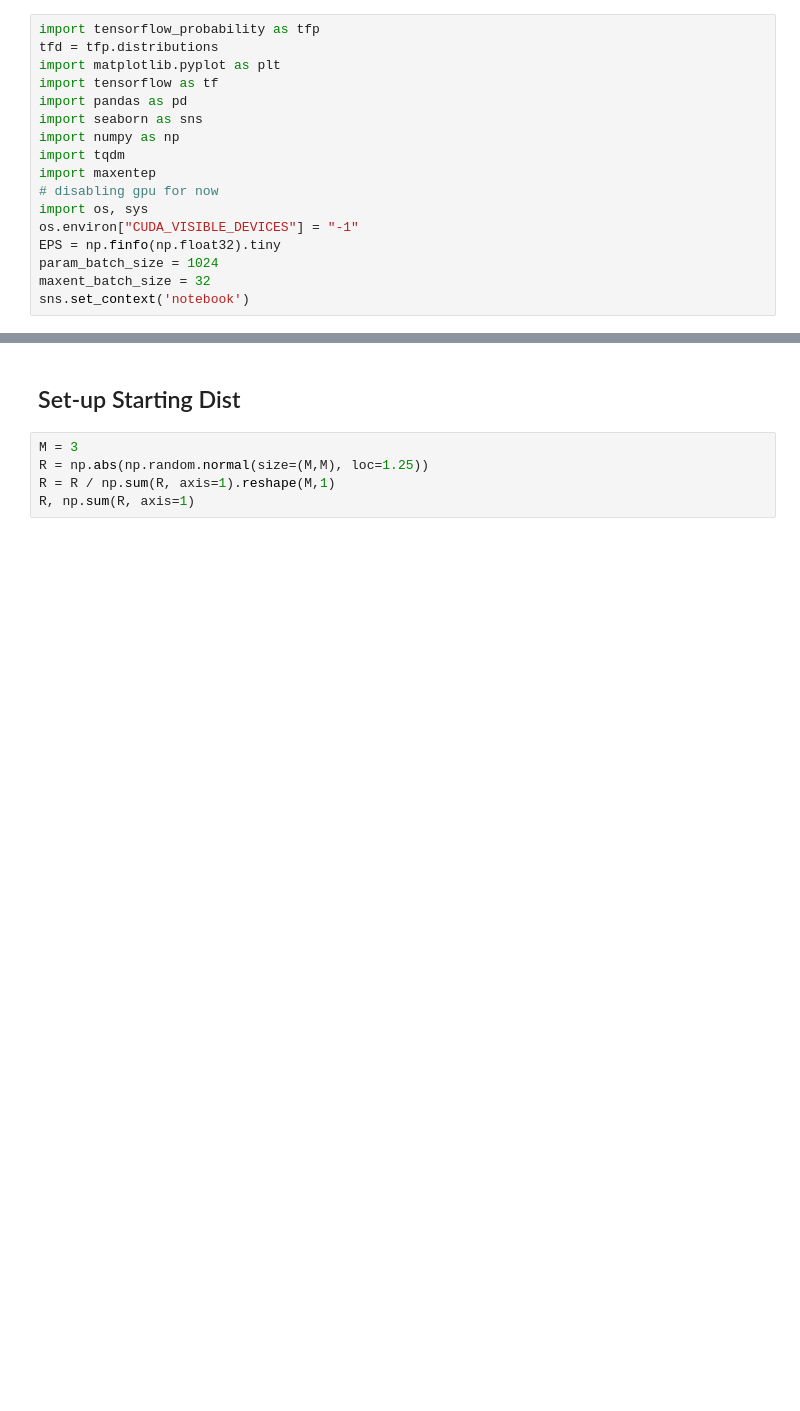
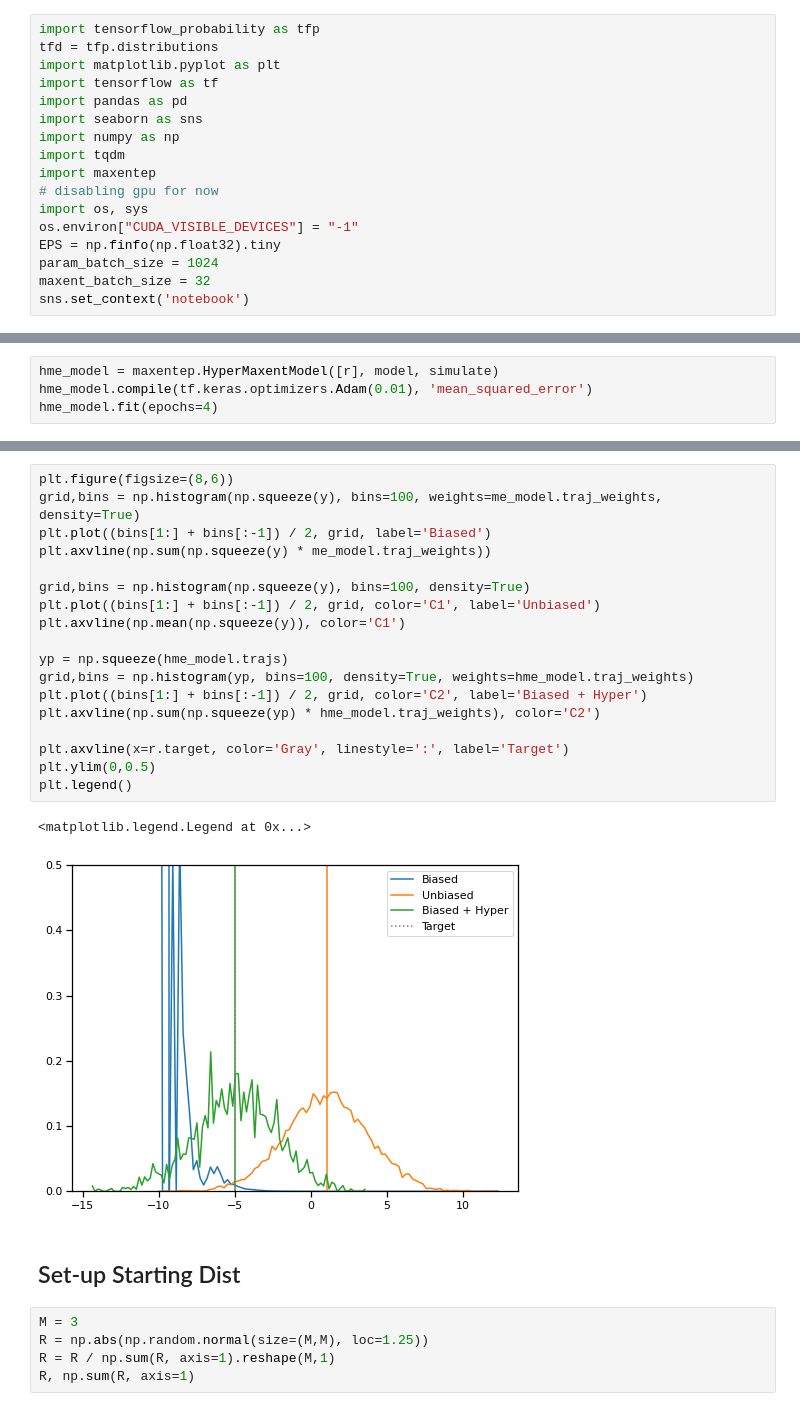
Before and after one commit to ur-whitelab/py0, a Jupyter notebook: examples/Algorithm2.ipynb, the cells around one changed output, grey strips where cells are left out. Drawn from its saved outputs; the diff is of its cells as text; blank space fills up the shorter version.

```diff
--- a/examples/Algorithm2.ipynb
+++ b/examples/Algorithm2.ipynb
@@ -17,0 +98,4 @@ sns.set_context('notebook')
+# %%
+hme_model = maxentep.HyperMaxentModel([r], model, simulate)
+hme_model.compile(tf.keras.optimizers.Adam(0.01), 'mean_squared_error')
+hme_model.fit(epochs=4)
@@ -18,3 +121,24 @@ sns.set_context('notebook')
+# %%
+plt.figure(figsize=(8,6))
+grid,bins = np.histogram(np.squeeze(y), bins=100, weights=me_model.traj_weights, density=True)
+plt.plot((bins[1:] + bins[:-1]) / 2, grid, label='Biased')
+plt.axvline(np.sum(np.squeeze(y) * me_model.traj_weights))
+
+grid,bins = np.histogram(np.squeeze(y), bins=100, density=True)
+plt.plot((bins[1:] + bins[:-1]) / 2, grid, color='C1', label='Unbiased')
+plt.axvline(np.mean(np.squeeze(y)), color='C1')
+
+yp = np.squeeze(hme_model.trajs)
+grid,bins = np.histogram(yp, bins=100, density=True, weights=hme_model.traj_weights)
+plt.plot((bins[1:] + bins[:-1]) / 2, grid, color='C2', label='Biased + Hyper')
+plt.axvline(np.sum(np.squeeze(yp) * hme_model.traj_weights), color='C2')
+
+plt.axvline(x=r.target, color='Gray', linestyle=':', label='Target')
+plt.ylim(0,0.5)
+plt.legend()
+# %% [output]
+<matplotlib.legend.Legend at 0x...>
+[figure, added]
 # %% [markdown]
 ## Set-up Starting Dist
 # %%
```
Also changed, not shown: parts of 43 cells of this notebook, 6 other files.
